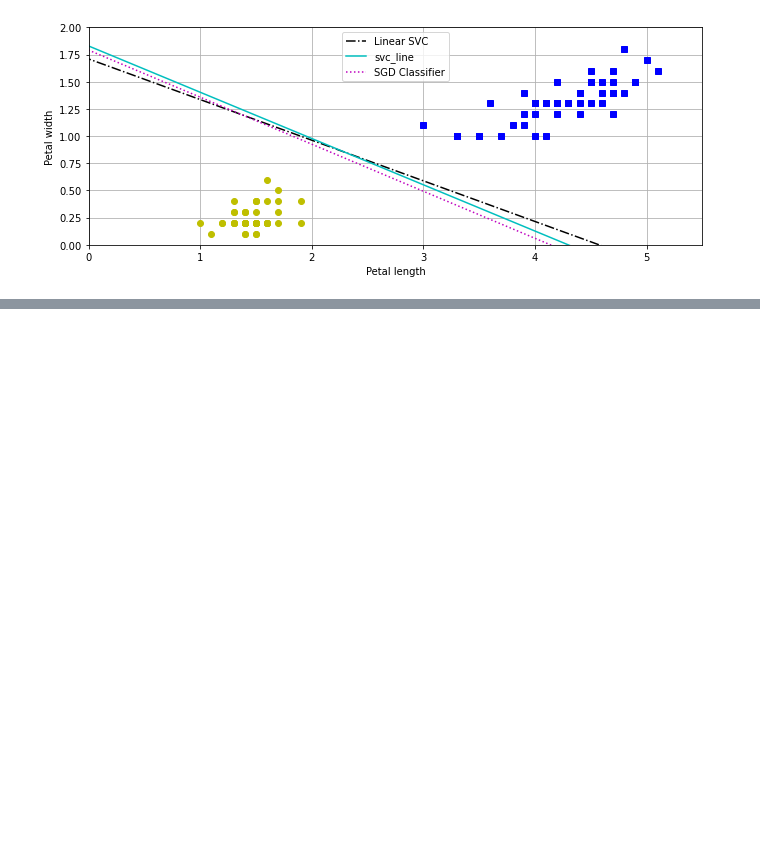
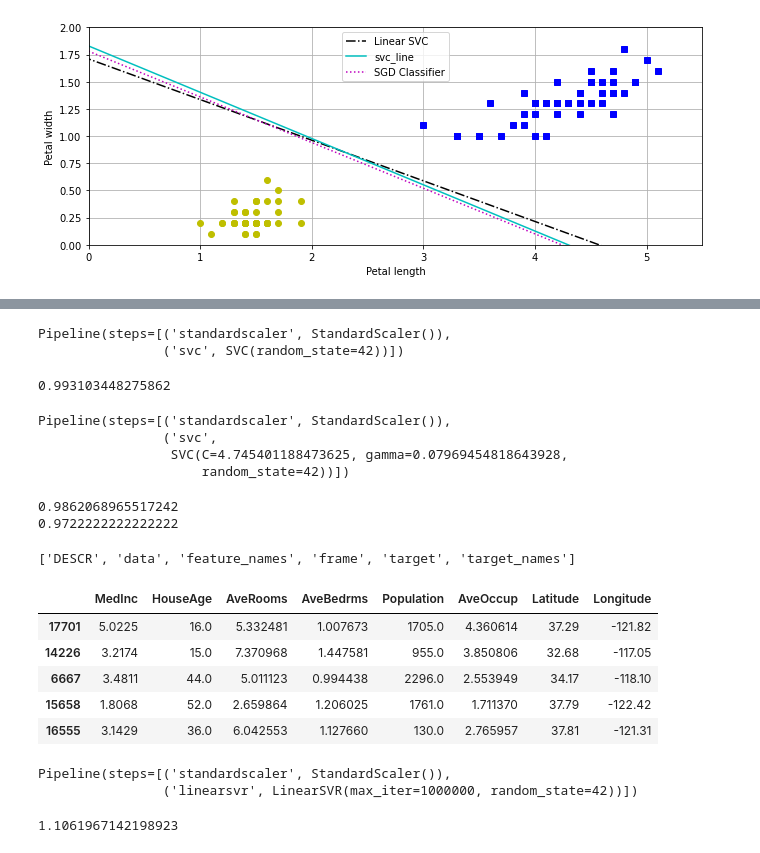
Before and after one commit to tcarr032/Support-Vector-Machine, a Jupyter notebook: SVM.ipynb, the cells around one changed output, grey strips where cells are left out. Cells and saved outputs as stored; diff of their text form; code cells hidden in the pictures; blank space fills up the shorter version.

```diff
--- a/SVM.ipynb
+++ b/SVM.ipynb
@@ -155,0 +197,74 @@ plt.show()
+# %%
+svc_clf = make_pipeline(
+    StandardScaler(),
+    SVC(random_state=42),
+)
+# %% [output]
+Pipeline(steps=[('standardscaler', StandardScaler()),
+                ('svc', SVC(random_state=42))])
+# %%
+cross_val_score(svc_clf, X_train, y_train).mean()
+# %% [output]
+0.993103448275862
+# %%
+from scipy.stats import reciprocal, uniform
+from sklearn.model_selection import RandomizedSearchCV
+
+params = {
+    "svc__gamma": reciprocal(0.001, 0.1),
+    "svc__C": uniform(1,10)
+}
+
+rnd_search_cv = RandomizedSearchCV(svc_clf, param_distributions=params, n_iter=100, cv=5, random_state=42)
+rnd_search_cv.fit(X_train, y_train)
+print(rnd_search_cv.best_estimator_)
+# %% [output]
+Pipeline(steps=[('standardscaler', StandardScaler()),
+                ('svc',
+                 SVC(C=4.745401188473625, gamma=0.07969454818643928,
+                     random_state=42))])
+# %%
+print(rnd_search_cv.best_score_)
+print(rnd_search_cv.score(X_test, y_test))
+# %% [output]
+0.9862068965517242
+0.9722222222222222
+# %%
+from sklearn.datasets import fetch_california_housing
+
+house_data = fetch_california_housing(as_frame=True)
+# %%
+print(dir(house_data))
+X_train, X_test, y_train, y_test = train_test_split(house_data.data, house_data.target, test_size=0.2)
+X_train.head()
+# %% [output]
+['DESCR', 'data', 'feature_names', 'frame', 'target', 'target_names']
+|  | MedInc | HouseAge | AveRooms | AveBedrms | Population | AveOccup | Latitude | Longitude |
+| 17701 | 5.0225 | 16.0 | 5.332481 | 1.007673 | 1705.0 | 4.360614 | 37.29 | -121.82 |
+| 14226 | 3.2174 | 15.0 | 7.370968 | 1.447581 | 955.0 | 3.850806 | 32.68 | -117.05 |
+| 6667 | 3.4811 | 44.0 | 5.011123 | 0.994438 | 2296.0 | 2.553949 | 34.17 | -118.10 |
+| 15658 | 1.8068 | 52.0 | 2.659864 | 1.206025 | 1761.0 | 1.711370 | 37.79 | -122.42 |
+| 16555 | 3.1429 | 36.0 | 6.042553 | 1.127660 | 130.0 | 2.765957 | 37.81 | -121.31 |
+# %%
+from sklearn.svm import LinearSVR, SVR
+from sklearn.metrics import mean_squared_error
+import numpy as np
+
+def rmse(y_pred, y_actual):
+    mse = mean_squared_error(y_actual, y_pred)
+    rmse = np.sqrt(mse)
+    return rmse
+
+lin_svr = make_pipeline(
+    StandardScaler(),
+    LinearSVR(random_state=42, max_iter=1_000_000)
+)
+lin_svr.fit(X_train,y_train)
+# %% [output]
+Pipeline(steps=[('standardscaler', StandardScaler()),
+                ('linearsvr', LinearSVR(max_iter=1000000, random_state=42))])
+# %%
+y_pred = lin_svr.predict(X_test)
+rmse(y_pred, y_test)
+# %% [output]
+1.1061967142198923
```
Also changed, not shown: parts of 12 cells of this notebook.
